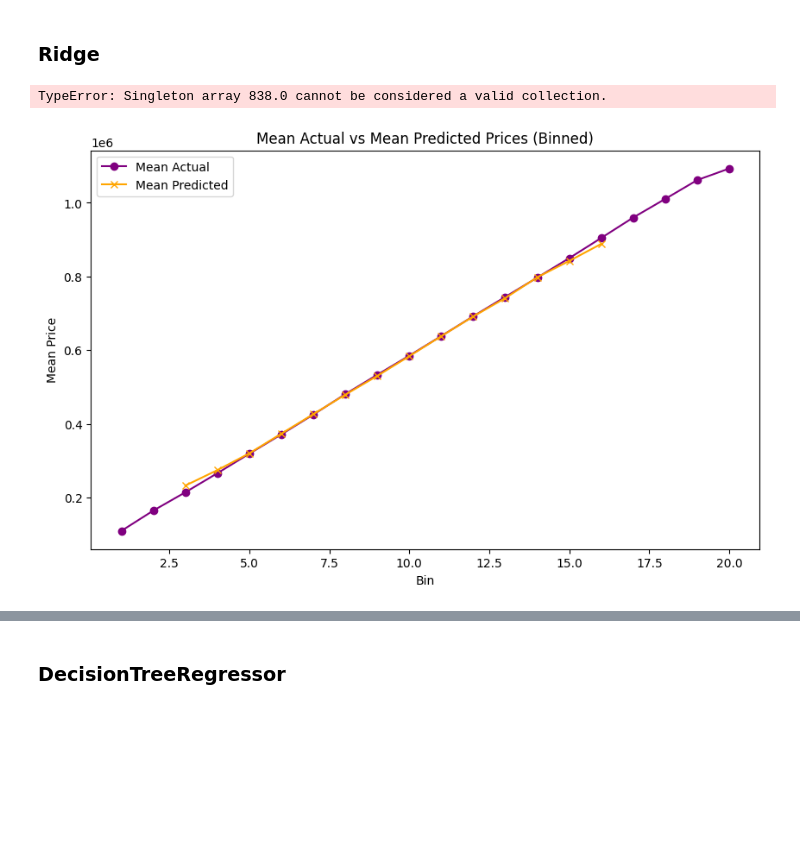
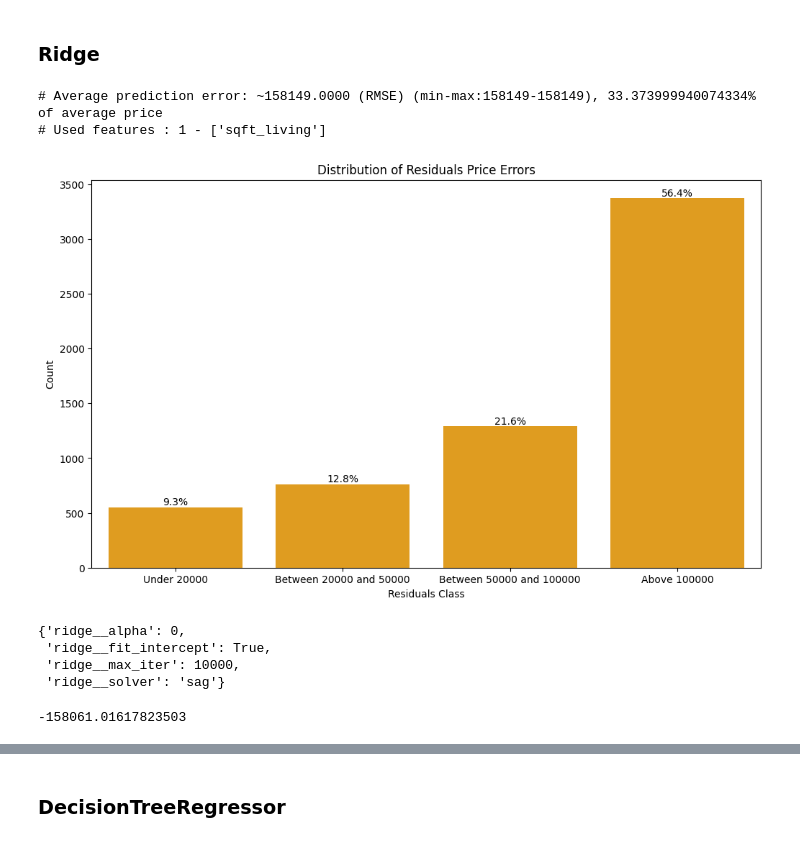
Before and after one commit to julienRactM/apartment-hunter, a Jupyter notebook: machine_learning_notebook.ipynb, the cells around one changed output, grey strips where cells are left out. Drawn from its saved outputs; the diff is of its cells as text; code cells hidden in the pictures; blank space fills up the shorter version.

```diff
--- a/machine_learning_notebook.ipynb
+++ b/machine_learning_notebook.ipynb
@@ -637,75 +624,49 @@ for i in range(1):
         ('preprocessor', preprocessor),
         ('ridge', Ridge())
     ])
-
-#fit
 
     grid_search = GridSearchCV(
         pipeline,
         param_grid={
             'ridge__alpha'           : [50, 10, 1, 0.1,0.01,0],
             "ridge__fit_intercept"   : [True, False],
             "ridge__solver"          : ['svd', 'cholesky', 'lsqr', 'sparse_cg', 'sag', 'saga'],
             "ridge__max_iter"        : [10000]
         },
         cv=5,
         scoring="neg_root_mean_squared_error")
 
     grid_search.fit(X_train, y_train)
     pipeline_tuned = grid_search.best_estimator_
     # pipeline.fit(X_train, y_train)
 
     # Is there a missing transform ? don't think so.
     predicted_price = pipeline_tuned.predict(X_test)
 
     rmse_score = round(np.sqrt(mean_squared_error(y_test, predicted_price)))
     rmse_list.append(rmse_score)
     save_model_if_best(rmse_score, pipeline_tuned, model_name)
 
 # Display RMSE
 print(f"# Average prediction error: ~{round(np.mean(rmse_list)):.4f} (RMSE) (min-max:{round(min(rmse_list))}-{round(max(rmse_list))}), {np.mean(rmse_list)/clean_df.price.mean()*100}% of average price")
 
 print(f"# Used features : {len(select_features) } - {select_features}") #/len(df.columns)
+
+# Create a Countplot of the distribution of a numerical serie based on given bin ranges
+countplot_with_bins(y_test - predicted_price, [20000, 50000, 100000], \
+    plt_title="Distribution of Residuals Price Errors", plt_label="Residuals Class")
 # %% [output]
-TypeError: Singleton array 838.0 cannot be considered a valid collection.
+# Average prediction error: ~158149.0000 (RMSE) (min-max:158149-158149), 33.373999940074334% of average price
+# Used features : 1 - ['sqft_living']
+[figure, added]
-# %%
-import matplotlib.pyplot as plt
-
-# Assuming `predicted_price` contains your predictions
-# Assuming `y_test` contains the actual values
-
-# Sort the actual values based on the index
-y_test_sorted = y_test.sort_index()
-
-# Sort the predicted values based on the index
-predicted_price_sorted = pd.Series(predicted_price, index=y_test.index).sort_index()
-
-import numpy as np
-
-# Number of bins
-num_bins = 20
-
-# Calculate bin edges
-bin_edges = np.linspace(min(y_test_sorted.min(), predicted_price_sorted.min()),
-                        max(y_test_sorted.max(), predicted_price_sorted.max()),
-                        num=num_bins)
-
-# Calculate bin indices for actual and predicted prices
-y_test_bins = np.digitize(y_test_sorted, bin_edges)
-predicted_price_bins = np.digitize(predicted_price_sorted, bin_edges)
-
-# Calculate mean actual and predicted prices for each bin
-mean_actual = [y_test_sorted[y_test_bins == i].mean() for i in range(1, num_bins + 1)]
-mean_predicted = [predicted_price_sorted[predicted_price_bins == i].mean() for i in range(1, num_bins + 1)]
-
-# Plotting the mean actual vs mean predicted values for each bin
-plt.figure(figsize=(10, 6))
-plt.plot(range(1, num_bins + 1), mean_actual, label='Mean Actual', color='purple', marker='o')
-plt.plot(range(1, num_bins + 1), mean_predicted, label='Mean Predicted', marker='x')
-plt.xlabel('Bin')
-plt.ylabel('Mean Price')
-plt.title('Mean Actual vs Mean Predicted Prices (Binned)')
-plt.legend()
-plt.show()
-# %% [output]
-[figure, removed]
+# %%
+grid_search.best_params_
+# %% [output]
+{'ridge__alpha': 0,
+ 'ridge__fit_intercept': True,
+ 'ridge__max_iter': 10000,
+ 'ridge__solver': 'sag'}
+# %%
+cross_val_score(pipeline_tuned, X_test, y_test, scoring = 'neg_root_mean_squared_error').mean() # neg_mean_absolute_error neg_root_mean_squared_error
+# %% [output]
+-158061.01617823503
```
Also changed, not shown: parts of 56 cells of this notebook, 3 other files.
